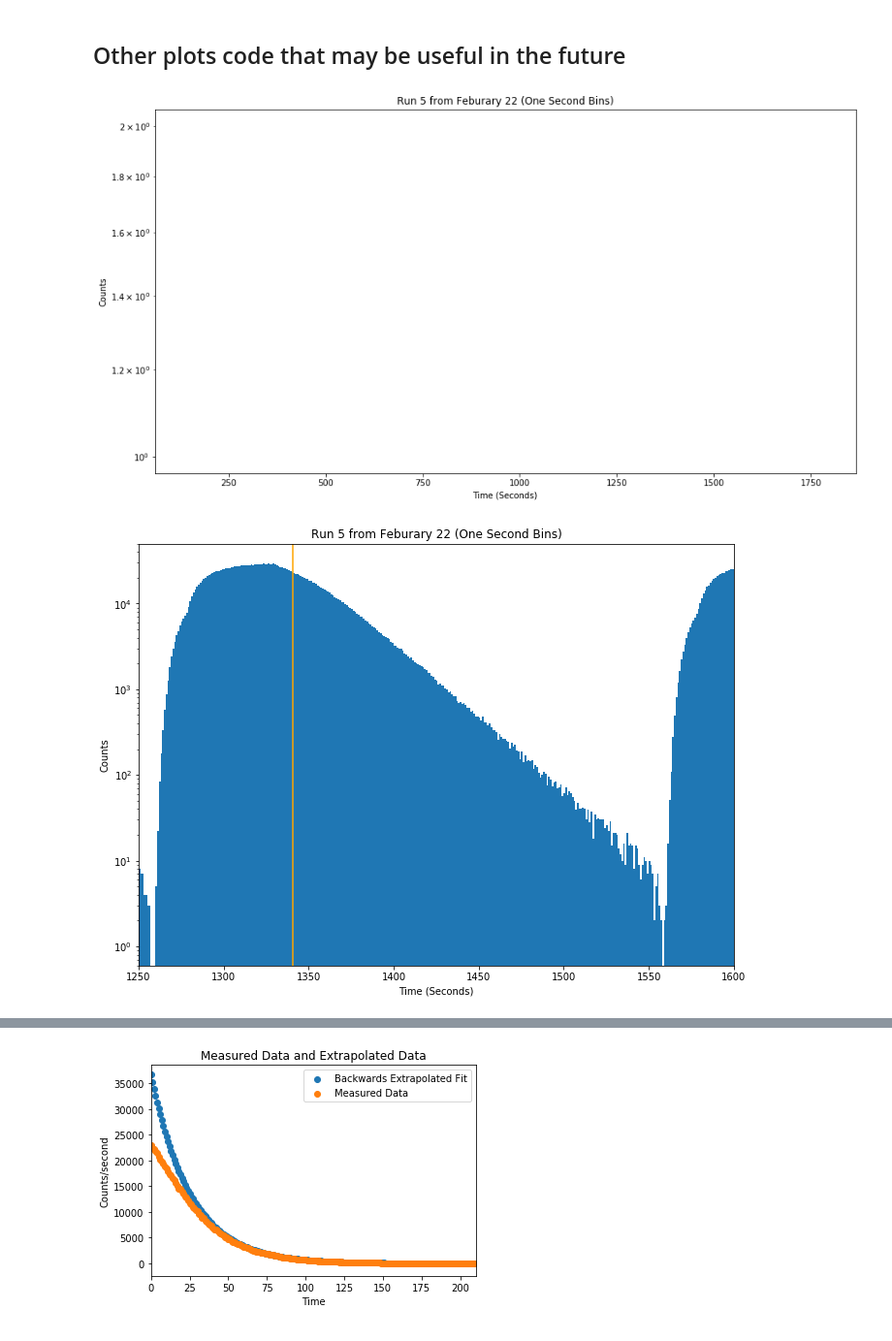
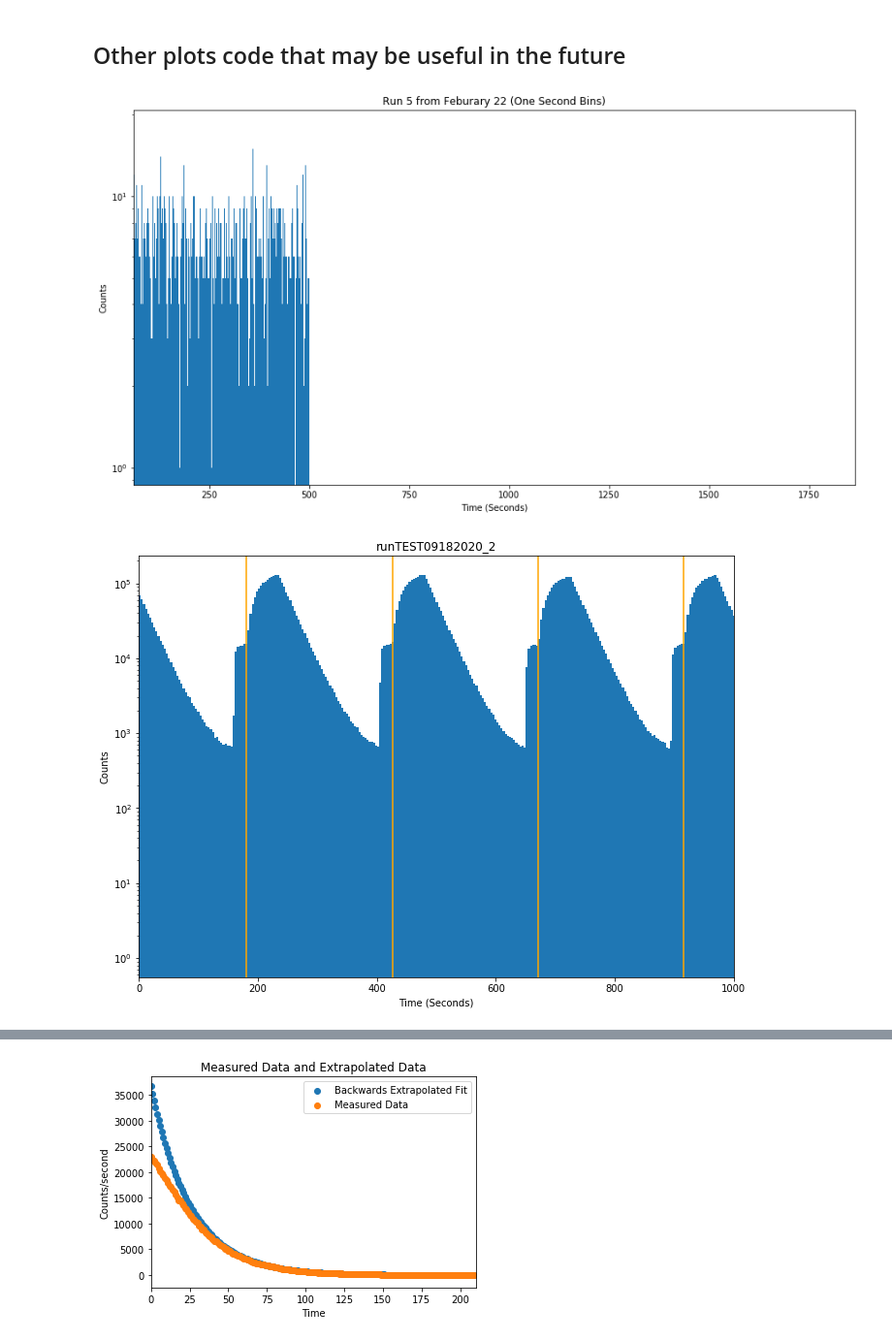
Before and after one commit to Helium6CRES/Neon-19, a Jupyter notebook: Neon19_Data_Analysis_Code.ipynb, the cells around one changed output, grey strips where cells are left out. Shown: that part at 97% size. Drawn from its saved outputs; the diff is of its cells as text; code cells hidden in the pictures.

```diff
--- a/Neon19_Data_Analysis_Code.ipynb
+++ b/Neon19_Data_Analysis_Code.ipynb
@@ -17,8 +17,8 @@ from tqdm import tqdm as tqdm
 #This creates a dataframe for each channel
 
 def create_string(location):
-    path0 = '/home/drew/He6CRES/Neon-19/Data/Tests/CH0@DT5725_1146_Data_{0:s}.csv'.format(location)
-    path2 = '/home/drew/He6CRES/Neon-19/Data/Tests/CH2@DT5725_1146_Data_{0:s}.csv'.format(location)
+    path0 = '/home/drew/He6CRES/Neon-19/Data/Ne19Data09182020/CH0@DT5725_1146_Data_{0:s}.csv'.format(location)
+    path2 = '/home/drew/He6CRES/Neon-19/Data/Ne19Data09182020/CH2@DT5725_1146_Data_{0:s}.csv'.format(location)
 
     path = [path0,path2]
     return path
@@ -613,7 +613,7 @@ def covariance_matrixd(best_fit_parameters,counts,deadtime ,cutoff, binsize):
 ## Create a pandas dataframe of the counts for ch1 and ch2 of the digitizer
 # %%
 # Redefine run_name for tests
-run_name = 'runTEST08092020'
+run_name = 'runTEST09182020_2'
 
 data = Run_Data(run_name)
 # %%
@@ -816,22 +843,22 @@ plt.yscale('log')
 plt.hist(data[0]['TIMETAG']*10**-12,bins=1865);
 plt.savefig('Run 5')
 # %% [output]
-[figure, old version]
+[figure, new version]
 # %%
 plt.figure(figsize=(11,8))
-plt.title('Run 5 from Feburary 22 (One Second Bins)')
+plt.title('{}'.format(run_name))
 plt.ylabel('Counts')
 plt.xlabel('Time (Seconds)')
 plt.xlim(0,1865)
 xcoords = data[1]['TIMETAG']*10**-12
 for xc in xcoords:
     plt.axvline(x=xc,color='orange')
-plt.hist(data[0]['TIMETAG']*10**-12,bins=1865);
-plt.xlim(1250,1600)
+plt.hist(data[0]['TIMETAG']*10**-12,bins=600);
+plt.xlim(0,1000)
 plt.yscale('log')
 plt.savefig('Splits')
 # %% [output]
-[figure, old version]
+[figure, new version]
 # %%
 fig,ax = plt.subplots(2,3,figsize=(14,8),sharey=True)
 fig.suptitle('Individual Cycles')
```
Also changed, not shown: parts of 6 cells of this notebook, 3 other files.
